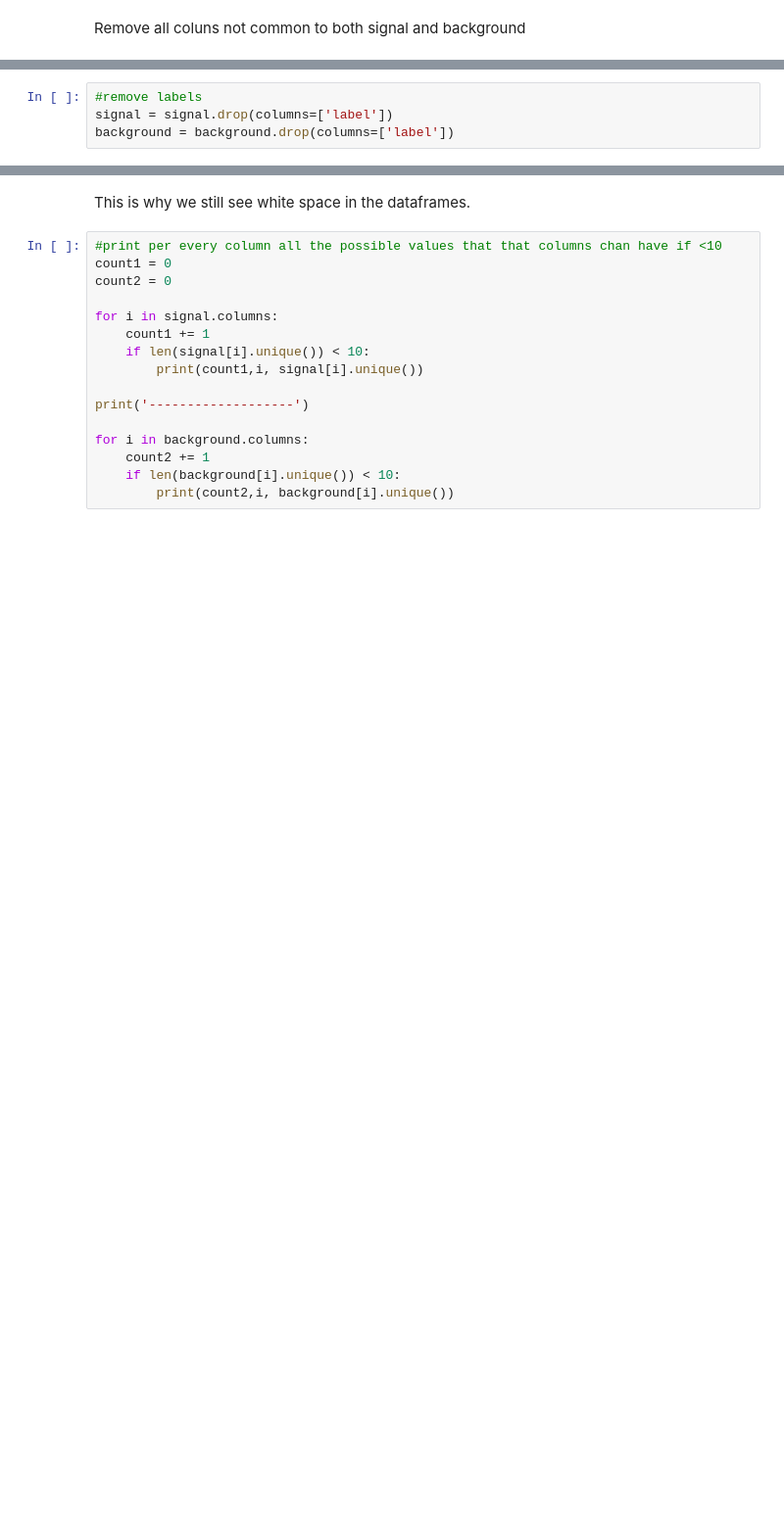
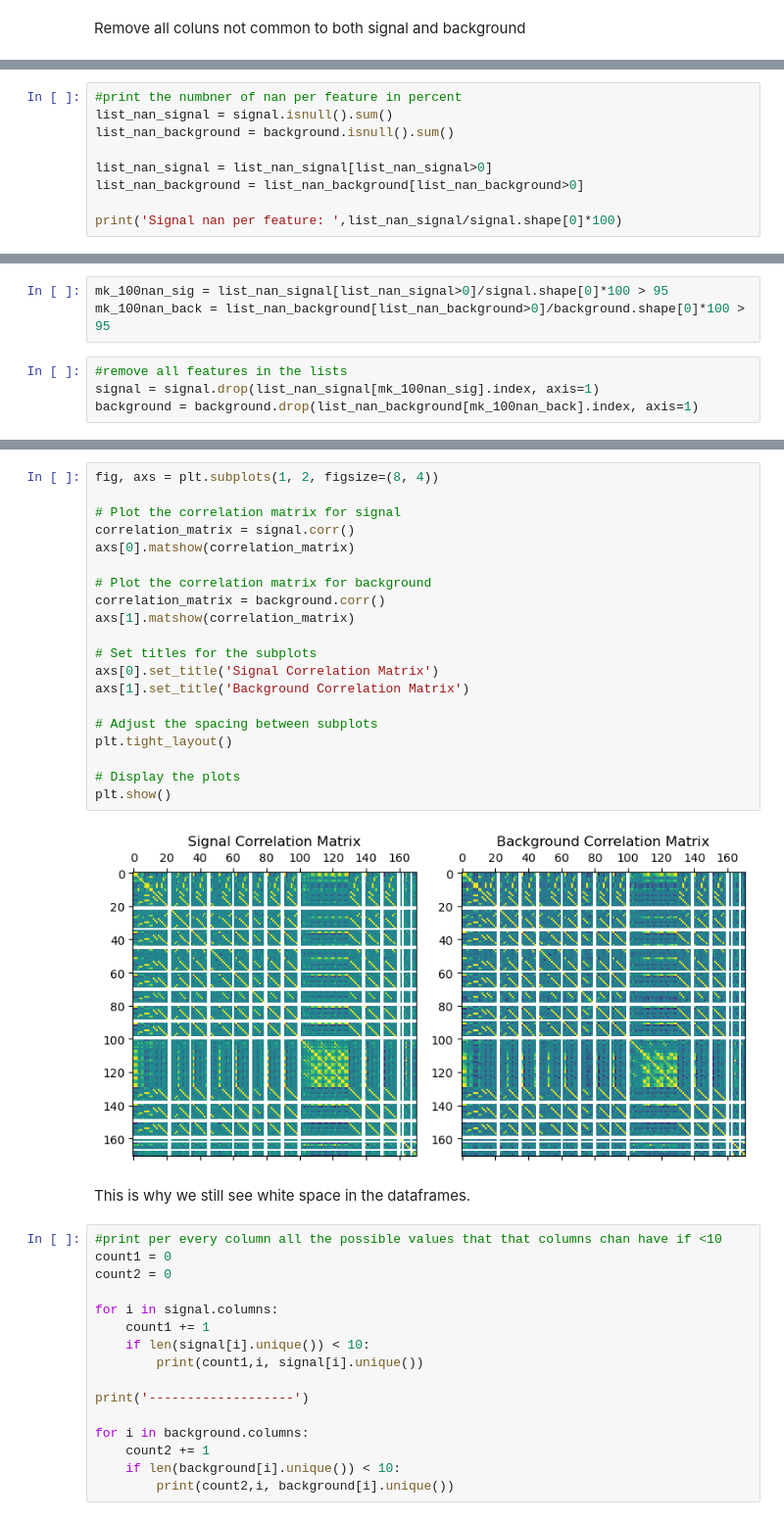
Before and after one commit to Fabiocufino/Advanced-Laboratory---TU-Dortmund, a Jupyter notebook: IceCube/anal_icecube.ipynb, the cells around one changed output, grey strips where cells are left out. Shown at 98% size. Cells and saved outputs as stored; diff of their text form; blank space fills up the shorter version.

```diff
--- a/IceCube/anal_icecube.ipynb
+++ b/IceCube/anal_icecube.ipynb
@@ -146,4 +24,0 @@ dtype: int64
-# %%
-#remove labels
-signal = signal.drop(columns=['label'])
-background = background.drop(columns=['label'])
@@ -240,0 +73,9 @@ plt.show()
+# %%
+#print the numbner of nan per feature in percent
+list_nan_signal = signal.isnull().sum()
+list_nan_background = background.isnull().sum()
+
+list_nan_signal = list_nan_signal[list_nan_signal>0]
+list_nan_background = list_nan_background[list_nan_background>0]
+
+print('Signal nan per feature: ',list_nan_signal/signal.shape[0]*100)
@@ -240,0 +122,7 @@ plt.show()
+# %%
+mk_100nan_sig = list_nan_signal[list_nan_signal>0]/signal.shape[0]*100 > 95
+mk_100nan_back = list_nan_background[list_nan_background>0]/background.shape[0]*100 > 95
+# %%
+#remove all features in the lists
+signal = signal.drop(list_nan_signal[mk_100nan_sig].index, axis=1)
+background = background.drop(list_nan_background[mk_100nan_back].index, axis=1)
@@ -241,3 +166,25 @@ plt.show()
+# %%
+fig, axs = plt.subplots(1, 2, figsize=(8, 4))
+
+# Plot the correlation matrix for signal
+correlation_matrix = signal.corr()
+axs[0].matshow(correlation_matrix)
+
+# Plot the correlation matrix for background
+correlation_matrix = background.corr()
+axs[1].matshow(correlation_matrix)
+
+# Set titles for the subplots
+axs[0].set_title('Signal Correlation Matrix')
+axs[1].set_title('Background Correlation Matrix')
+
+# Adjust the spacing between subplots
+plt.tight_layout()
+
+# Display the plots
+plt.show()
+# %% [output]
+[figure, added]
 # %% [markdown]
 This is why we still see white space in the dataframes.
 # %%
```
Also changed, not shown: parts of 74 cells of this notebook, 3 other files.
